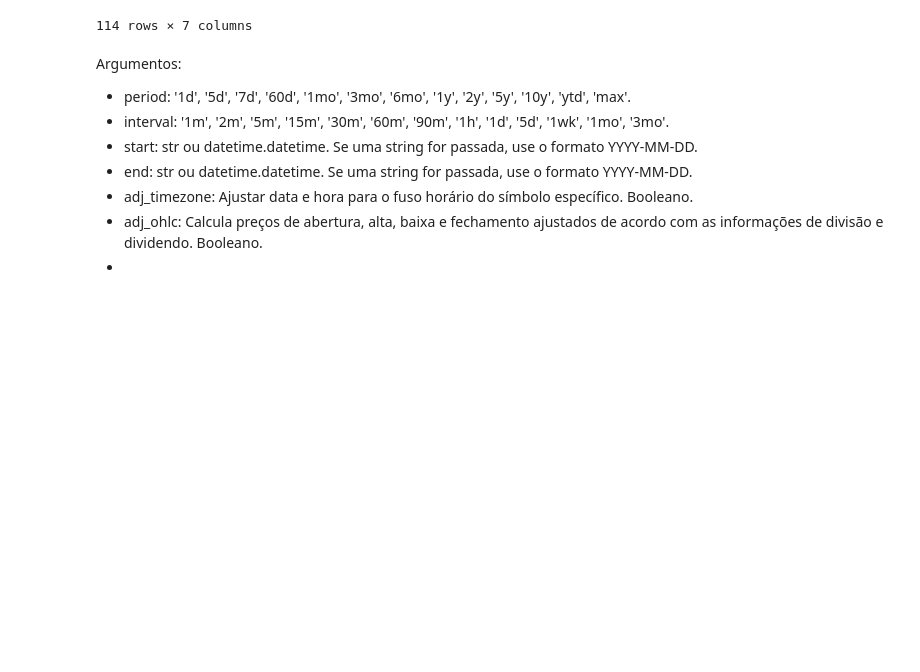
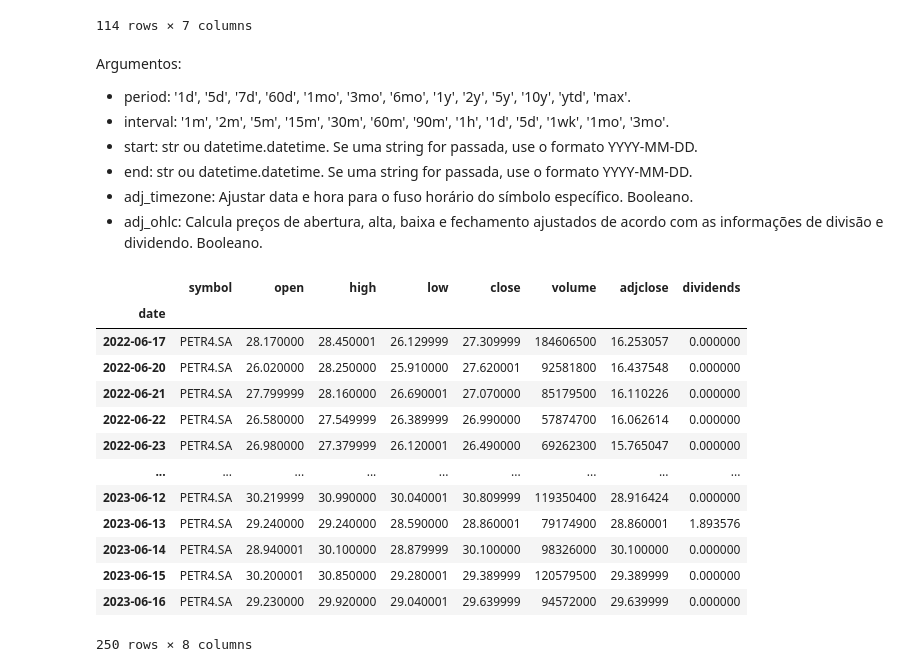
Before and after one commit to F-Neres/Python_for_Data_Science, a Jupyter notebook: Notas/Pacotes/yahooquery.ipynb, the cells around one changed output. Cells and saved outputs as stored; diff of their text form; code cells hidden in the pictures; blank space fills up the shorter version.

```diff
--- a/Notas/Pacotes/yahooquery.ipynb
+++ b/Notas/Pacotes/yahooquery.ipynb
@@ -512,4 +512,20 @@ Argumentos:
 * end: str ou datetime.datetime. Se uma string for passada, use o formato YYYY-MM-DD.
 * adj_timezone: Ajustar data e hora para o fuso horário do símbolo específico. Booleano.
 * adj_ohlc: Calcula preços de abertura, alta, baixa e fechamento ajustados de acordo com as informações de divisão e dividendo. Booleano.
-*
+# %%
+Petrobrás.history(period='1y', interval='1d',adj_timezone=True).reset_index().set_index('date')
+# %% [output]
+|  | symbol | open | high | low | close | volume | adjclose | dividends |
+| date |  |  |  |  |  |  |  |  |
+| 2022-06-17 | PETR4.SA | 28.170000 | 28.450001 | 26.129999 | 27.309999 | 184606500 | 16.253057 | 0.000000 |
+| 2022-06-20 | PETR4.SA | 26.020000 | 28.250000 | 25.910000 | 27.620001 | 92581800 | 16.437548 | 0.000000 |
+| 2022-06-21 | PETR4.SA | 27.799999 | 28.160000 | 26.690001 | 27.070000 | 85179500 | 16.110226 | 0.000000 |
+| 2022-06-22 | PETR4.SA | 26.580000 | 27.549999 | 26.389999 | 26.990000 | 57874700 | 16.062614 | 0.000000 |
+| 2022-06-23 | PETR4.SA | 26.980000 | 27.379999 | 26.120001 | 26.490000 | 69262300 | 15.765047 | 0.000000 |
+| ... | ... | ... | ... | ... | ... | ... | ... | ... |
+| 2023-06-12 | PETR4.SA | 30.219999 | 30.990000 | 30.040001 | 30.809999 | 119350400 | 28.916424 | 0.000000 |
+| 2023-06-13 | PETR4.SA | 29.240000 | 29.240000 | 28.590000 | 28.860001 | 79174900 | 28.860001 | 1.893576 |
+| 2023-06-14 | PETR4.SA | 28.940001 | 30.100000 | 28.879999 | 30.100000 | 98326000 | 30.100000 | 0.000000 |
+| 2023-06-15 | PETR4.SA | 30.200001 | 30.850000 | 29.280001 | 29.389999 | 120579500 | 29.389999 | 0.000000 |
+| 2023-06-16 | PETR4.SA | 29.230000 | 29.920000 | 29.040001 | 29.639999 | 94572000 | 29.639999 | 0.000000 |
+250 rows × 8 columns
```
Also changed, not shown: parts of 1 cell of this notebook.
